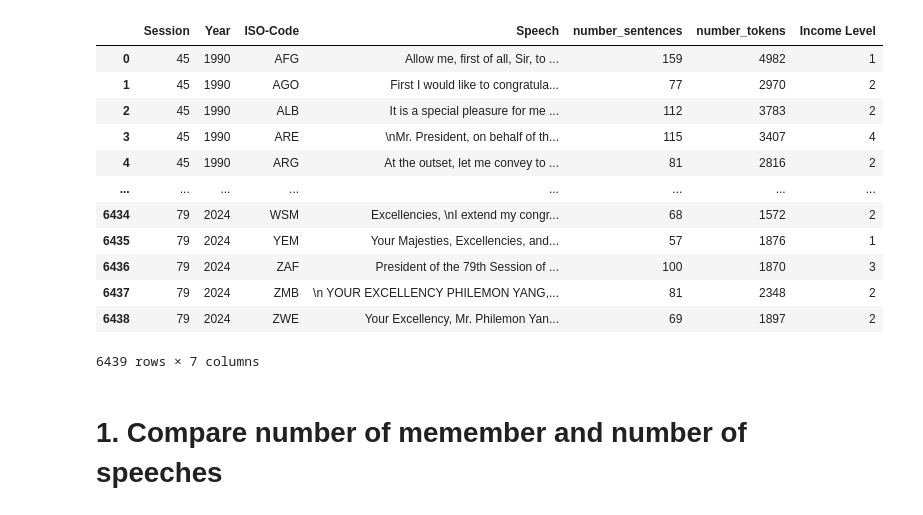
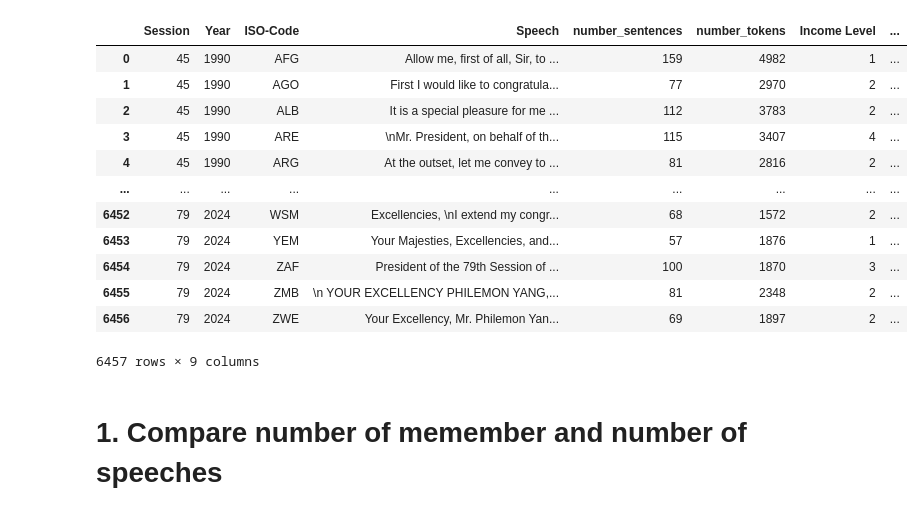
Before and after one commit to AlvaroMillanRuiz/NLP_BDS, a Jupyter notebook: 3. EDA.ipynb, the cells around one changed output. Drawn from its saved outputs; the diff is of its cells as text; code cells hidden in the pictures.

```diff
--- a/3. EDA.ipynb
+++ b/3. EDA.ipynb
@@ -4,22 +7,21 @@ import matplotlib.pyplot as plt
 # %%
-final_df = pd.read_csv(r"C:\Users\Alvaro Millan Ruiz\OneDrive\Escritorio\BDS\Block_5\NLP\Project\Final_df.csv")
-final_df = final_df.drop(columns=["cleaned_speeches_no_postagging_expanded", "cleaned_speeches_no_postagging_no_expanded",
-                                  "cleaned_speeches_postagging_no_expanded", "cleaned_speeches_postagging_expanded"])
+final_df = pd.read_csv(r"C:\Users\alvar\OneDrive\Escritorio\BDS\Block_5\NLP\Project\Final_df.csv")
+final_df = final_df.drop(columns=["cleaned_speeches_postagging_expanded", "matched_climate_keywords"])
 final_df
 # %% [output]
-|  | Session | Year | ISO-Code | Speech | number_sentences | number_tokens | Income Level |
-| 0 | 45 | 1990 | AFG | ﻿Allow me, first of all, Sir, to ... | 159 | 4982 | 1 |
-| 1 | 45 | 1990 | AGO | ﻿First I would like to congratula... | 77 | 2970 | 2 |
-| 2 | 45 | 1990 | ALB | ﻿It is a special pleasure for me ... | 112 | 3783 | 2 |
-| 3 | 45 | 1990 | ARE | ﻿\nMr. President, on behalf of th... | 115 | 3407 | 4 |
-| 4 | 45 | 1990 | ARG | ﻿At the outset, let me convey to ... | 81 | 2816 | 2 |
-| ... | ... | ... | ... | ... | ... | ... | ... |
-| 6434 | 79 | 2024 | WSM | Excellencies, \nI extend my congr... | 68 | 1572 | 2 |
-| 6435 | 79 | 2024 | YEM | Your Majesties, Excellencies, and... | 57 | 1876 | 1 |
-| 6436 | 79 | 2024 | ZAF | President of the 79th Session of ... | 100 | 1870 | 3 |
-| 6437 | 79 | 2024 | ZMB | \n YOUR EXCELLENCY PHILEMON YANG,... | 81 | 2348 | 2 |
-| 6438 | 79 | 2024 | ZWE | Your Excellency, Mr. Philemon Yan... | 69 | 1897 | 2 |
+|  | Session | Year | ISO-Code | Speech | number_sentences | number_tokens | Income Level | ... |
+| 0 | 45 | 1990 | AFG | ﻿Allow me, first of all, Sir, to ... | 159 | 4982 | 1 | ... |
+| 1 | 45 | 1990 | AGO | ﻿First I would like to congratula... | 77 | 2970 | 2 | ... |
+| 2 | 45 | 1990 | ALB | ﻿It is a special pleasure for me ... | 112 | 3783 | 2 | ... |
+| 3 | 45 | 1990 | ARE | ﻿\nMr. President, on behalf of th... | 115 | 3407 | 4 | ... |
+| 4 | 45 | 1990 | ARG | ﻿At the outset, let me convey to ... | 81 | 2816 | 2 | ... |
+| ... | ... | ... | ... | ... | ... | ... | ... | ... |
+| 6452 | 79 | 2024 | WSM | Excellencies, \nI extend my congr... | 68 | 1572 | 2 | ... |
+| 6453 | 79 | 2024 | YEM | Your Majesties, Excellencies, and... | 57 | 1876 | 1 | ... |
+| 6454 | 79 | 2024 | ZAF | President of the 79th Session of ... | 100 | 1870 | 3 | ... |
+| 6455 | 79 | 2024 | ZMB | \n YOUR EXCELLENCY PHILEMON YANG,... | 81 | 2348 | 2 | ... |
+| 6456 | 79 | 2024 | ZWE | Your Excellency, Mr. Philemon Yan... | 69 | 1897 | 2 | ... |
-6439 rows × 7 columns
+6457 rows × 9 columns
 # %% [markdown]
 # 1. Compare number of memember and number of speeches
 # %%
```
Also changed, not shown: parts of 13 cells of this notebook, 6 other files.
